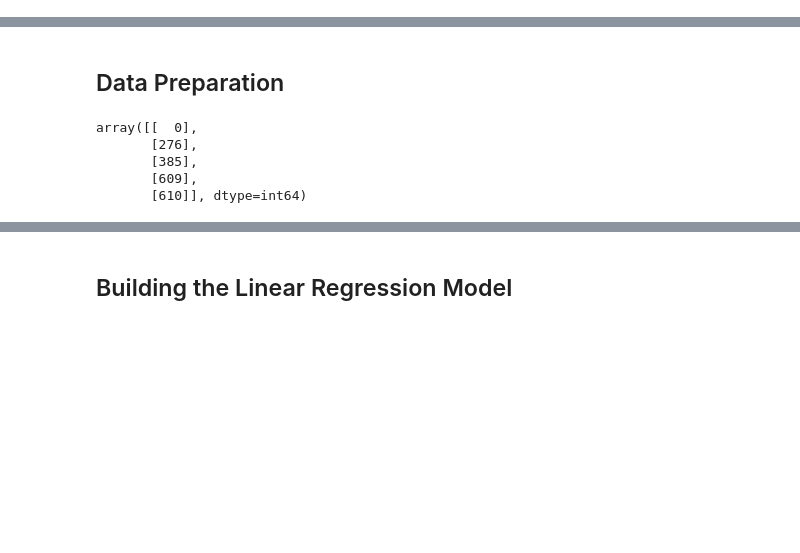
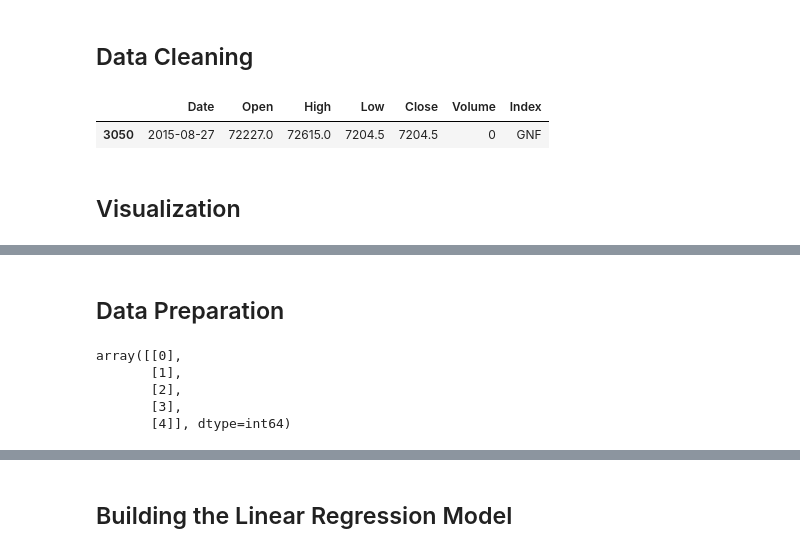
Before and after one commit to Stefan-Kniejski/Project-4-Group-2, a Jupyter notebook: Analysis/linear_regression_currency.ipynb, the cells around one changed output, grey strips where cells are left out. Cells and saved outputs as stored; diff of their text form; code cells hidden in the pictures; blank space fills up the shorter version.

```diff
--- a/Analysis/linear_regression_currency.ipynb
+++ b/Analysis/linear_regression_currency.ipynb
@@ -26,0 +59,14 @@ df_currency.head()
+# %% [markdown]
+## Data Cleaning
+# %%
+# Determine which data points are outside of the 1.5*IQR range
+quartiles = np.quantile(df_currency["Open"], [0.25, 0.75])
+iqr = quartiles[1]-quartiles[0]
+lower_bound = quartiles[0]-(1.5*iqr)
+upper_bound = quartiles[1]+(1.5*iqr)
+
+potential_outliers = df_currency[(df_currency["Open"] < lower_bound) | (df_currency["Open"] > upper_bound)]
+potential_outliers
+# %% [output]
+|  | Date | Open | High | Low | Close | Volume | Index |
+| 3050 | 2015-08-27 | 72227.0 | 72615.0 | 7204.5 | 7204.5 | 0 | GNF |
@@ -27 +92,3 @@ df_currency.head()
+# %% [markdown]
+## Visualization
 # %%
@@ -38,24 +105,17 @@ df_currency.hvplot.line(
 # %% [markdown]
 ## Data Preparation
 # %%
-# Convert the 'Date' column to datetime format
-df_currency['Date'] = pd.to_datetime(df_currency['Date'])
-
-# Calculate the number of days since the start date
-start_date = df_currency['Date'].min()
-df_currency['Days'] = (df_currency['Date'] - start_date).dt.days
-
 # Reformat data of the independent variable X as a single-column array
 X = df_currency['Days'].values.reshape(-1, 1)
 
 # Display sample data
 X[:5]
 # %% [output]
-array([[  0],
-       [276],
-       [385],
-       [609],
-       [610]], dtype=int64)
+array([[0],
+       [1],
+       [2],
+       [3],
+       [4]], dtype=int64)
 # %%
 # The shape of X is 30 samples, with a single feature (column)
 X.shape
```
Also changed, not shown: parts of 16 cells of this notebook, 1 other file.
